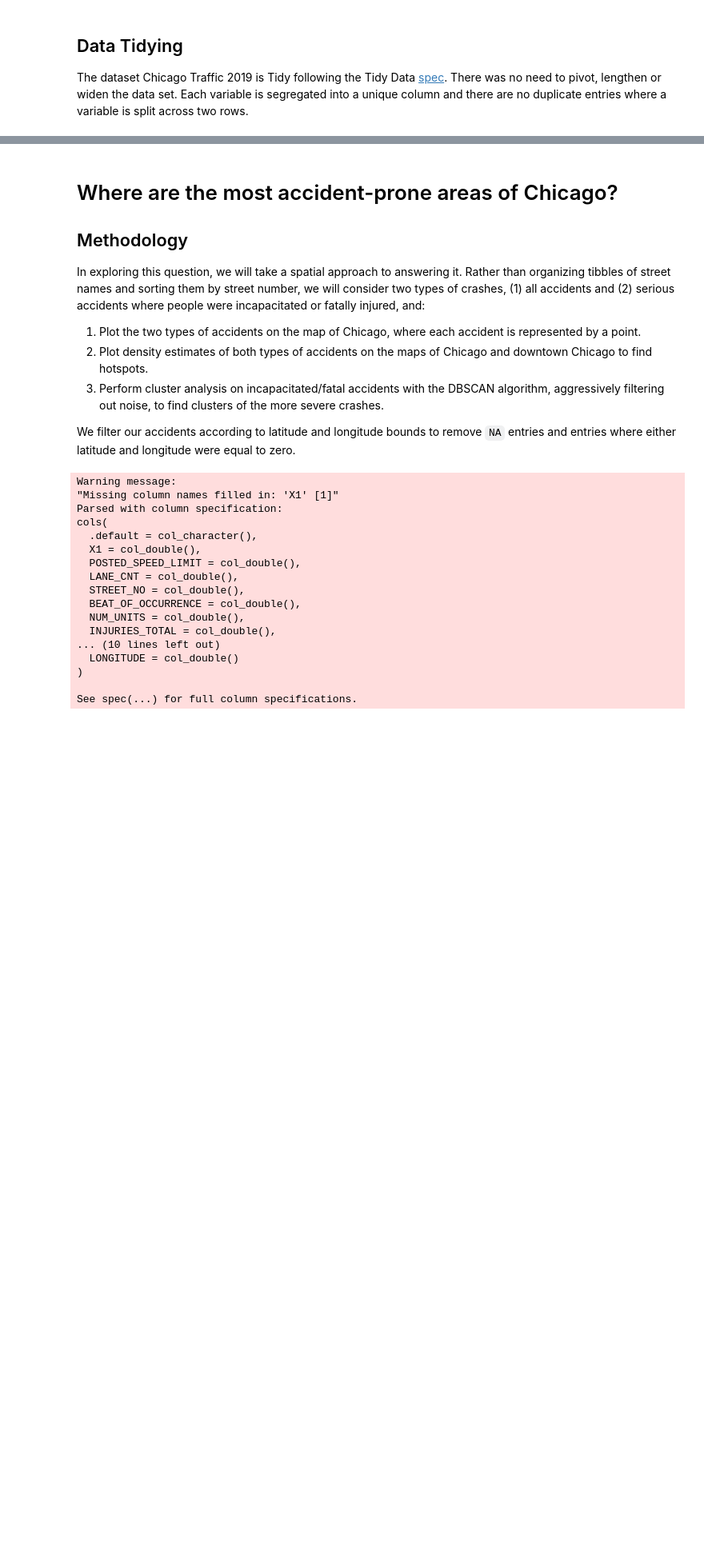
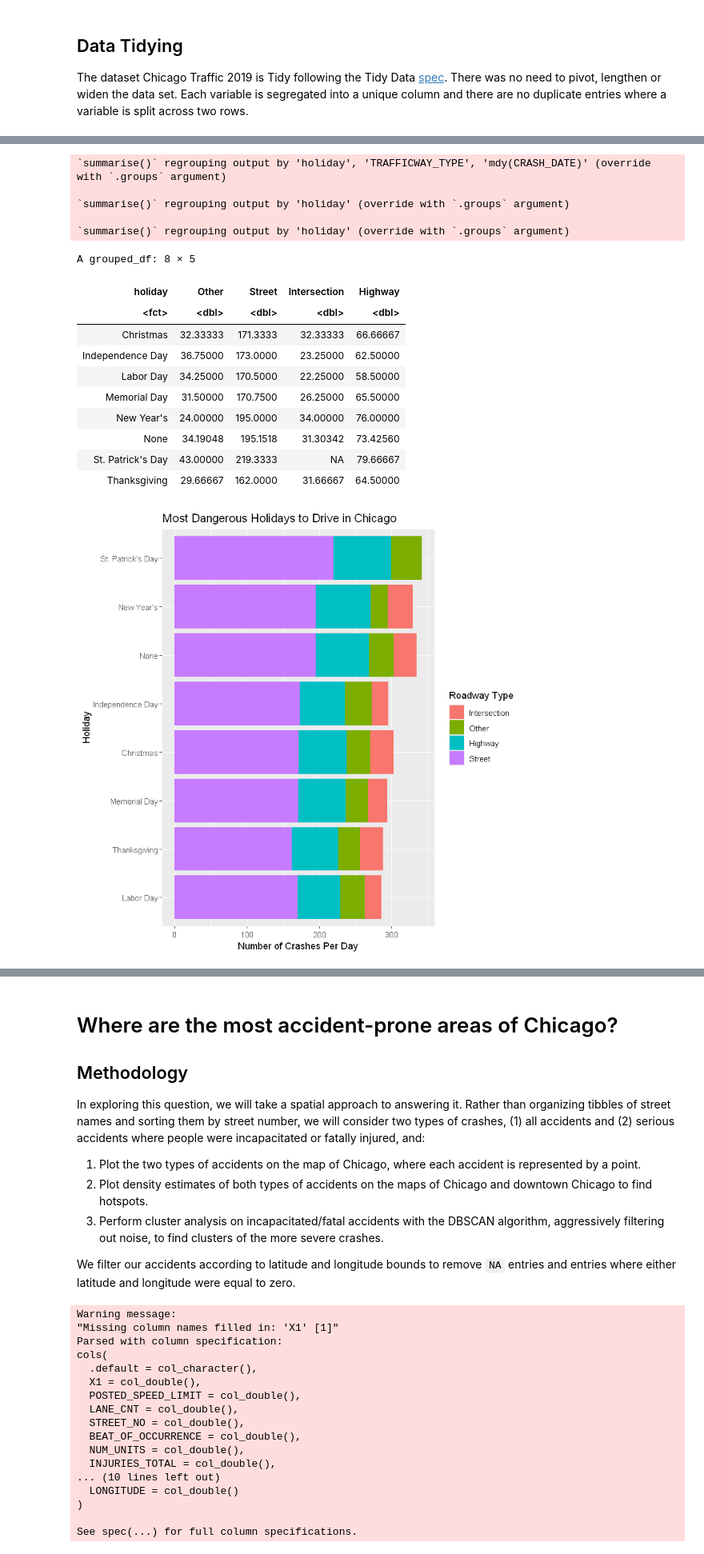
Before and after one commit to hetankevin/Chicago-Traffic-Accidents, a Jupyter notebook: chicagoLocations.ipynb, the cells around one changed output, grey strips where cells are left out. Shown at 80% size. Cells and saved outputs as stored; diff of their text form; code cells hidden in the pictures; blank space fills up the shorter version.

```diff
--- a/chicagoLocations.ipynb
+++ b/chicagoLocations.ipynb
@@ -127,0 +299,76 @@ The dataset Chicago Traffic 2019 is Tidy following the Tidy Data [spec](https://
+# %%
+
+#most dangerous holidays
+chicago_holidays <- mutate(traffic, holiday = "None")
+chicago_holidays$CRASH_DATE = substr(chicago_holidays$CRASH_DATE,1,10)
+
+chicago_holidays <- filter(chicago_holidays, mdy(chicago_holidays$CRASH_DATE) >= mdy("01/01/2019"), mdy(chicago_holidays$CRASH_DATE) <= mdy("12/31/2019"))
+#New Year's
+chicago_holidays$holiday[mdy(chicago_holidays$CRASH_DATE) == mdy("01/01/2019") | mdy(chicago_holidays$CRASH_DATE) == mdy("12/31/2019")] = "New Year's"
+#St. Patrick's Day
+chicago_holidays$holiday[mdy(chicago_holidays$CRASH_DATE) >= mdy("03/15/2019") & mdy(chicago_holidays$CRASH_DATE) <= mdy("03/17/2019")] = "St. Patrick's Day"
+#Memorial Day
+chicago_holidays$holiday[mdy(chicago_holidays$CRASH_DATE) >= mdy("05/24/2019") & mdy(chicago_holidays$CRASH_DATE) <= mdy("05/27/2019")] = "Memorial Day"
+#Independence Day
+chicago_holidays$holiday[mdy(chicago_holidays$CRASH_DATE) >= mdy("07/04/2019") & mdy(chicago_holidays$CRASH_DATE) <= mdy("07/07/2019")] = "Independence Day"
+#Labor Day
+chicago_holidays$holiday[mdy(chicago_holidays$CRASH_DATE) >= mdy("08/30/2019") & mdy(chicago_holidays$CRASH_DATE) <= mdy("09/02/2019")] = "Labor Day"
+#Thanksgiving
+chicago_holidays$holiday[mdy(chicago_holidays$CRASH_DATE) >= mdy("11/22/2019") & mdy(chicago_holidays$CRASH_DATE) <= mdy("11/24/2019")
+                         | (mdy(chicago_holidays$CRASH_DATE) >= mdy("11/29/2019") & mdy(chicago_holidays$CRASH_DATE) <= mdy("12/01/2019"))] = "Thanksgiving"
+#Christmas
+chicago_holidays$holiday[mdy(chicago_holidays$CRASH_DATE) >= mdy("12/20/2019") & mdy(chicago_holidays$CRASH_DATE) <= mdy("12/22/2019")
+                         | (mdy(chicago_holidays$CRASH_DATE) >= mdy("12/27/2019") & mdy(chicago_holidays$CRASH_DATE) <= mdy("12/29/2019"))] = "Christmas"
+
+#Set TRAFFICWAY_TYPE to more general factors
+chicago_holidays$TRAFFICWAY_TYPE[chicago_holidays$TRAFFICWAY_TYPE == "ROUNDABOUT" |chicago_holidays$TRAFFICWAY_TYPE == "Y-INTERSECTION" | chicago_holidays$TRAFFICWAY_TYPE == "FIVE POINT, OR MORE" | chicago_holidays$TRAFFICWAY_TYPE == "FOUR WAY" | chicago_holidays$TRAFFICWAY_TYPE == "L-INTERSECTION" | chicago_holidays$TRAFFICWAY_TYPE == "T-INTERSECTION" | chicago_holidays$TRAFFICWAY_TYPE == "UNKNOWN INTERSECTION TYPE"] = "Intersection"
+chicago_holidays$TRAFFICWAY_TYPE[chicago_holidays$TRAFFICWAY_TYPE == "RAMP" | chicago_holidays$TRAFFICWAY_TYPE == "DIVIDED - W/MEDIAN (NOT RAISED)" | chicago_holidays$TRAFFICWAY_TYPE == "DIVIDED - W/MEDIAN BARRIER" | chicago_holidays$TRAFFICWAY_TYPE == "TRAFFIC ROUTE"] = "Highway"
+chicago_holidays$TRAFFICWAY_TYPE[chicago_holidays$TRAFFICWAY_TYPE == "ALLEY" | chicago_holidays$TRAFFICWAY_TYPE == "CENTER TURN LANE" | chicago_holidays$TRAFFICWAY_TYPE == "DRIVEWAY" | chicago_holidays$TRAFFICWAY_TYPE == "NOT DIVIDED" | chicago_holidays$TRAFFICWAY_TYPE == "ONE-WAY"] = "Street"
+chicago_holidays$TRAFFICWAY_TYPE[chicago_holidays$TRAFFICWAY_TYPE == "NOT REPORTED" | chicago_holidays$TRAFFICWAY_TYPE == "OTHER" | chicago_holidays$TRAFFICWAY_TYPE == "UNKNOWN" | chicago_holidays$TRAFFICWAY_TYPE == "PARKING LOT"] = "Other"
+
+#reorder TRAFFICWAY_TYPE factors
+chicago_holidays$TRAFFICWAY_TYPE = factor(chicago_holidays$TRAFFICWAY_TYPE, levels = c("Other", "Street", "Intersection", "Highway"))
+levels(chicago_holidays$TRAFFICWAY_TYPE) = reorder(levels(chicago_holidays$TRAFFICWAY_TYPE), c(4,3,1,2))
+
+#finalize data summary
+chicago_holidays <- select(chicago_holidays, CRASH_DATE, holiday, TRAFFICWAY_TYPE) %>%
+group_by(holiday, TRAFFICWAY_TYPE,  mdy(CRASH_DATE)) %>%
+summarize(n = n(), TRAFFICWAY_TYPE) %>%
+unique%>%
+group_by(holiday, TRAFFICWAY_TYPE) %>%
+summarize(n = sum(n), days = n()) %>%
+unique %>%
+summarize(holiday, n, days, per_day = n/days, TRAFFICWAY_TYPE) %>% arrange(desc(per_day))
+
+#convert holiday to a factor variable
+chicago_holidays$holiday = factor(chicago_holidays$holiday)
+
+#construct plot
+ggplot(chicago_holidays) + geom_bar(aes(y = fct_reorder(holiday, per_day), x = per_day,
+                                        fill = fct_reorder(TRAFFICWAY_TYPE, per_day)), stat = "identity") +
+labs(x = "Number of Crashes Per Day", y = "Holiday",
+     title = "Most Dangerous Holidays to Drive in Chicago", fill = "Roadway Type")
+
+#table
+table = select(chicago_holidays, -n, -days) %>%
+spread(TRAFFICWAY_TYPE, per_day)
+
+table
+# %% [output]
+`summarise()` regrouping output by 'holiday', 'TRAFFICWAY_TYPE', 'mdy(CRASH_DATE)' (override with `.groups` argument)
+
+`summarise()` regrouping output by 'holiday' (override with `.groups` argument)
+
+`summarise()` regrouping output by 'holiday' (override with `.groups` argument)
+A grouped_df: 8 × 5
+| holiday | Other | Street | Intersection | Highway |
+| <fct> | <dbl> | <dbl> | <dbl> | <dbl> |
+| Christmas | 32.33333 | 171.3333 | 32.33333 | 66.66667 |
+| Independence Day | 36.75000 | 173.0000 | 23.25000 | 62.50000 |
+| Labor Day | 34.25000 | 170.5000 | 22.25000 | 58.50000 |
+| Memorial Day | 31.50000 | 170.7500 | 26.25000 | 65.50000 |
+| New Year's | 24.00000 | 195.0000 | 34.00000 | 76.00000 |
+| None | 34.19048 | 195.1518 | 31.30342 | 73.42560 |
+| St. Patrick's Day | 43.00000 | 219.3333 | NA | 79.66667 |
+| Thanksgiving | 29.66667 | 162.0000 | 31.66667 | 64.50000 |
+[figure, added]
```
Also changed, not shown: parts of 28 cells of this notebook.
